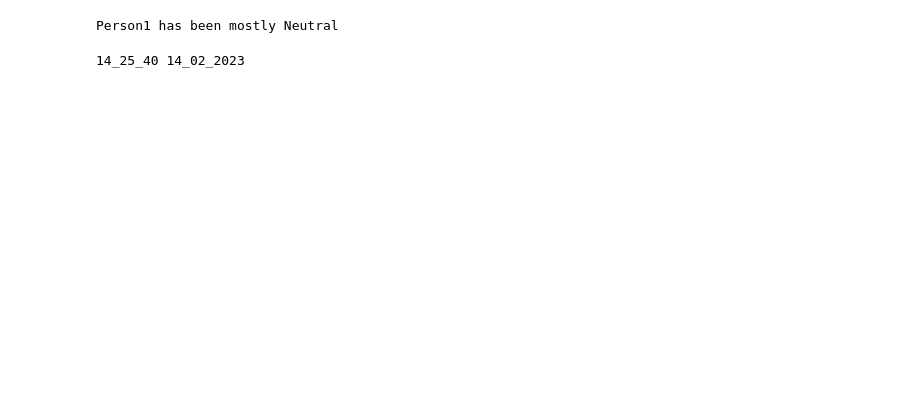
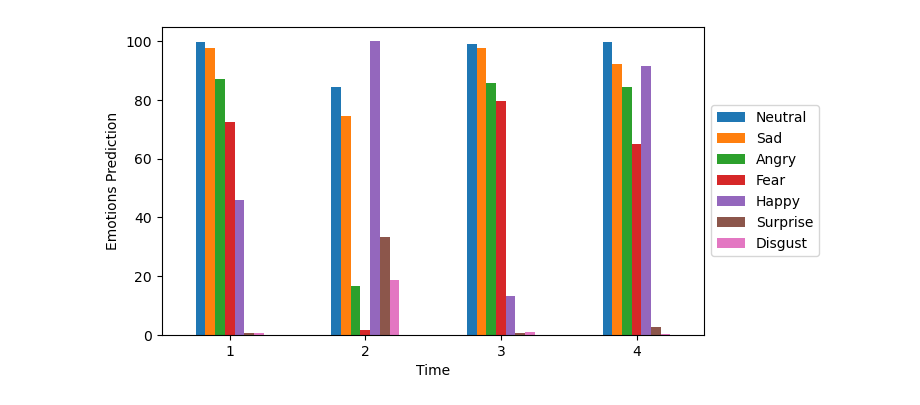
Before and after one commit to Piccio98/FER-and-GR-Project, a Jupyter notebook: VAR Project.ipynb, the cells around one changed output. Drawn from its saved outputs; the diff is of its cells as text; code cells hidden in the pictures; blank space fills up the shorter version.

```diff
--- a/VAR Project.ipynb
+++ b/VAR Project.ipynb
@@ -201,7 +224,7 @@ if not cap.isOpened():
 fps = cap.get(cv2.CAP_PROP_FPS)
 face_cascade = cv2.CascadeClassifier('Face Weights/haarcascade_frontalface_alt.xml')
 
-skip_frames = int(fps)
+skip_frames = int(fps)/2
 cur_frames = 0
 
 template_faces = dict()
@@ -209,7 +232,7 @@ faces_index = 1
 history_dict = dict()
 
 while True:
-    for i in range(2):
+    for i in range(1):
         cap.read()
     ret, frame = cap.read()
     if ret:
@@ -229,7 +252,7 @@ while True:
                     emotions = find_emotions(face_gray)
 
                     write_on_box(frame, gender, x, y, h, emotions)
-                    plotChart(emotions, gender, emotions_classes_f(face_gray), True)
+                    plotChart(emotions, gender, emotions_classes_f(face_gray), True, history_dict)
 
                     if len(template_faces) > 0:
                         key = calc_similarity(template_faces, face, dim)
@@ -251,6 +274,8 @@ while True:
 
 cap.release()
 cv2.destroyAllWindows()
+with open(f'Analysis {datetime.now().strftime("%H_%M_%S %d_%m_%Y")}.txt', 'w') as f:
+    f.write(str(history_dict))
 # %%
 start = time.time()
 cap = cv2.VideoCapture("test.mp4")
@@ -260,7 +285,7 @@ frame_height = int(cv2.CAP_PROP_FRAME_HEIGHT)
 fps = cap.get(cv2.CAP_PROP_FPS)
 skip = 3
 
-out = cv2.VideoWriter('out.avi',cv2.VideoWriter_fourcc('M','J','P','G'), fps/skip, (frame_width,frame_height))
+out = cv2.VideoWriter('out.mp4', cv2.VideoWriter_fourcc(*'MP4V'), fps/skip, (frame_width,frame_height))
 
 face_cascade = cv2.CascadeClassifier('Face Weights/haarcascade_frontalface_alt.xml')
 
@@ -308,5 +333,6 @@ out.release()
 cv2.destroyAllWindows()
 with open(f'Analysis {datetime.now().strftime("%H_%M_%S %d_%m_%Y")}.txt', 'w') as f:
     f.write(str(history_dict))
+chart()
 print(time.time() - start)
 # %% [output]
@@ -322,17 +348 @@ print(time.time() - start)
+[figure, added]
-# %%
-for key in history_dict.keys():
-    most = np.array([])
-    for e in history_dict[key]:
-        i = iter(e)
-        next(i, "")
-        most = np.append(most, next(i, ""))
-    counter = Counter(most)
-    print(key+" has been mostly "+counter.most_common(1)[0][0])
-# %% [output]
-Person1 has been mostly Neutral
-# %%
-from datetime import datetime
-
-print(datetime.now().strftime("%H_%M_%S %d_%m_%Y"))
-# %% [output]
-14_25_40 14_02_2023
```
Also changed, not shown: parts of 5 cells of this notebook.
